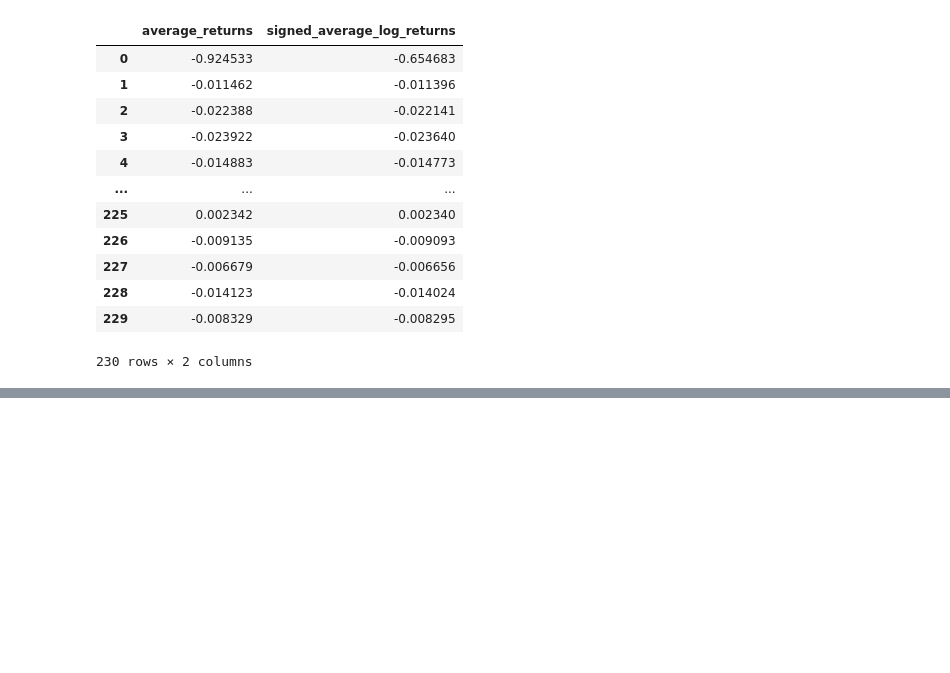
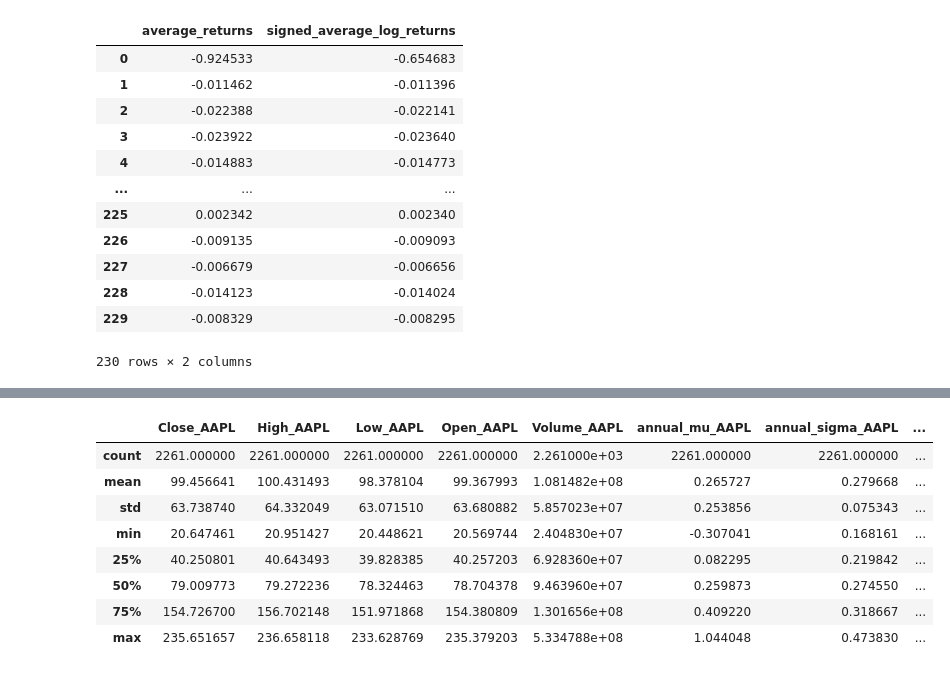
Before and after one commit to rda329/DeepQ-Asset-Agent, a Jupyter notebook: Data/DataAnalysis.ipynb, the cells around one changed output, grey strips where cells are left out. Saved outputs shown, nothing was run; the diff lists cells and outputs as text; code cells hidden in the pictures; blank space fills up the shorter version.

```diff
--- a/Data/DataAnalysis.ipynb
+++ b/Data/DataAnalysis.ipynb
@@ -741,0 +838,4 @@ test
+# %%
+import pandas as pd
+fin_data = pd.read_csv("fin_data.csv")
+fin_data
@@ -741,0 +871,12 @@ test
+# %%
+fin_data.describe()
+# %% [output]
+|  | Close_AAPL | High_AAPL | Low_AAPL | Open_AAPL | Volume_AAPL | annual_mu_AAPL | annual_sigma_AAPL | ... |
+| count | 2261.000000 | 2261.000000 | 2261.000000 | 2261.000000 | 2.261000e+03 | 2261.000000 | 2261.000000 | ... |
+| mean | 99.456641 | 100.431493 | 98.378104 | 99.367993 | 1.081482e+08 | 0.265727 | 0.279668 | ... |
+| std | 63.738740 | 64.332049 | 63.071510 | 63.680882 | 5.857023e+07 | 0.253856 | 0.075343 | ... |
+| min | 20.647461 | 20.951427 | 20.448621 | 20.569744 | 2.404830e+07 | -0.307041 | 0.168161 | ... |
+| 25% | 40.250801 | 40.643493 | 39.828385 | 40.257203 | 6.928360e+07 | 0.082295 | 0.219842 | ... |
+| 50% | 79.009773 | 79.272236 | 78.324463 | 78.704378 | 9.463960e+07 | 0.259873 | 0.274550 | ... |
+| 75% | 154.726700 | 156.702148 | 151.971868 | 154.380809 | 1.301656e+08 | 0.409220 | 0.318667 | ... |
+| max | 235.651657 | 236.658118 | 233.628769 | 235.379203 | 5.334788e+08 | 1.044048 | 0.473830 | ... |
```
Also changed, not shown: parts of 9 cells of this notebook, 36 other files.
